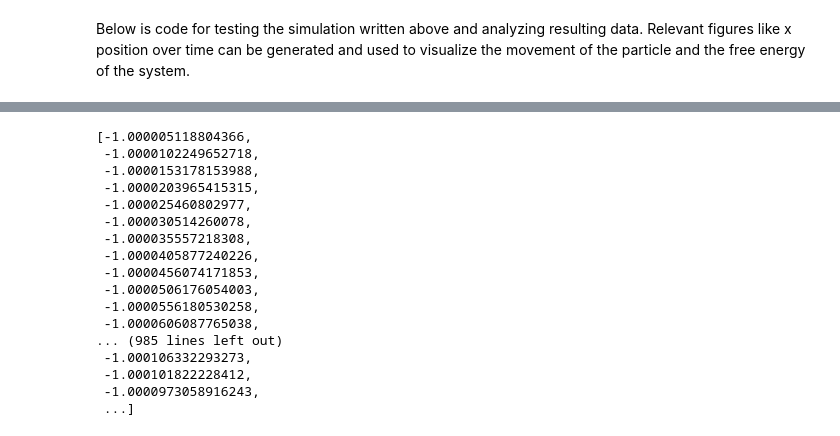
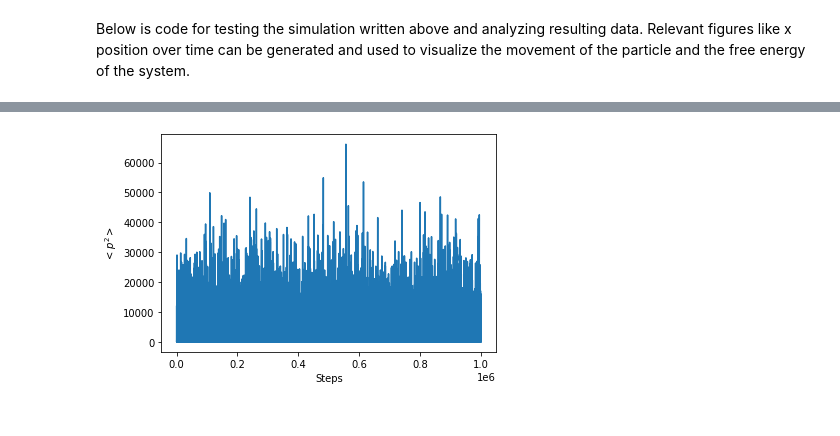
Before and after one commit to thomasegg3/enhanced_sampling_practice, a Jupyter notebook: toy_problem.ipynb, the cells around one changed output, grey strips where cells are left out. Drawn from its saved outputs; the diff is of its cells as text; code cells hidden in the pictures.

Commit message:
Update Simulation

```diff
--- a/toy_problem.ipynb
+++ b/toy_problem.ipynb
@@ -239,4 +237,5 @@ def integrate_EOM(position, momentum, grad, kt, time_step, mass):
 Below is code for testing the simulation written above and analyzing resulting data. Relevant figures like x position over time can be generated and used to visualize the movement of the particle and the free energy of the system.
 # %%
 # Run simulation for same and different mass/temperature
-x1, steps_1 = run_simulation(10000, 1, 1, 1, 1)
+n_steps = 1000000
+x2, y2, p_square2, steps2 = run_simulation(n_steps, 300, 1, 15, 1)
@@ -249,20 +242,9 @@ plt.plot(steps_1[:x], x1[:x])
-# %%
-x1
-# %% [output]
-[-1.000005118804366,
- -1.0000102249652718,
- -1.0000153178153988,
- -1.0000203965415315,
- -1.000025460802977,
- -1.000030514260078,
- -1.000035557218308,
- -1.0000405877240226,
- -1.0000456074171853,
- -1.0000506176054003,
- -1.0000556180530258,
- -1.0000606087765038,
-... (985 lines left out)
- -1.000106332293273,
- -1.000101822228412,
- -1.0000973058916243,
- ...]
+# %%
+#Plot momentum squared over time
+idx = n_steps
+plt.xlabel('Steps')
+plt.ylabel('$<p^{2}>$')
+plt.plot(steps2[:idx], p_square2[:idx])
+plt.show()
+# %% [output]
+[figure, added]
```
Also changed, not shown: parts of 12 cells of this notebook.
